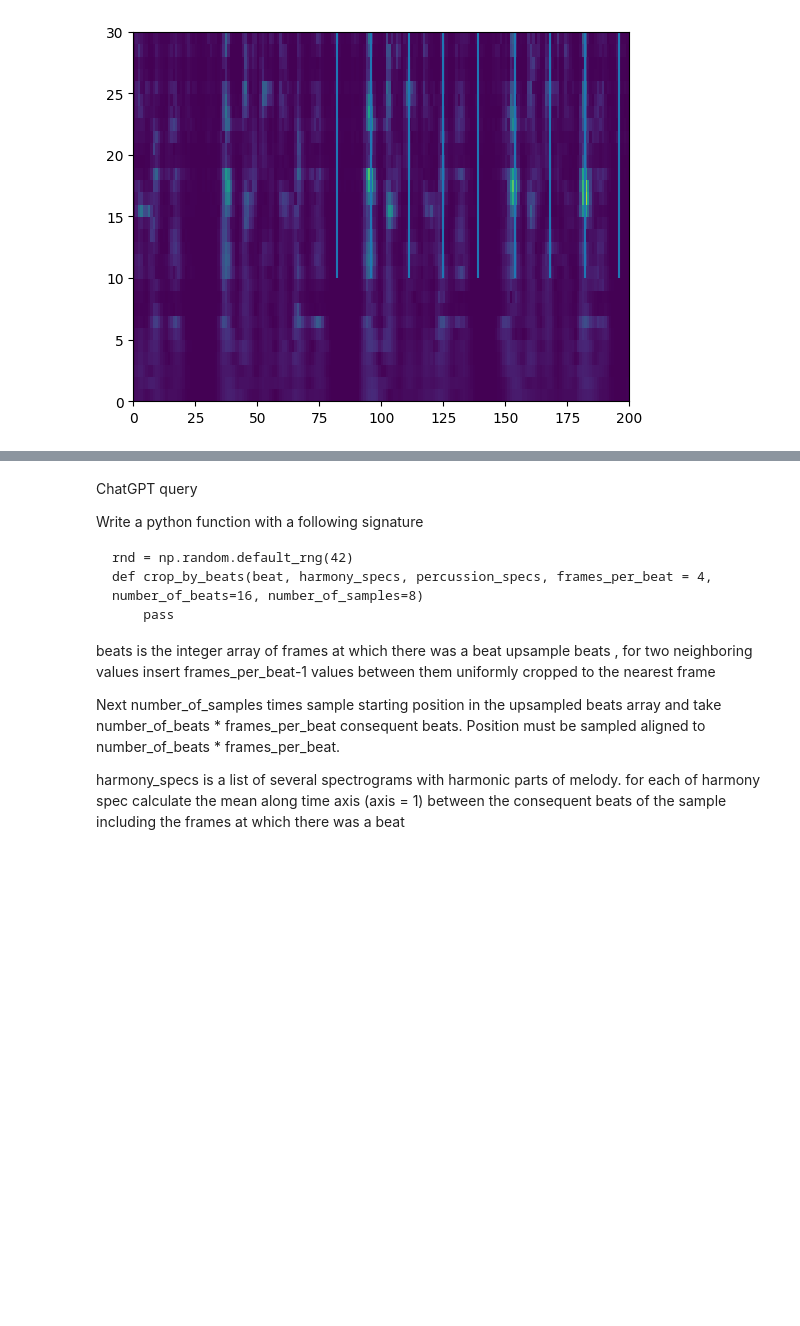
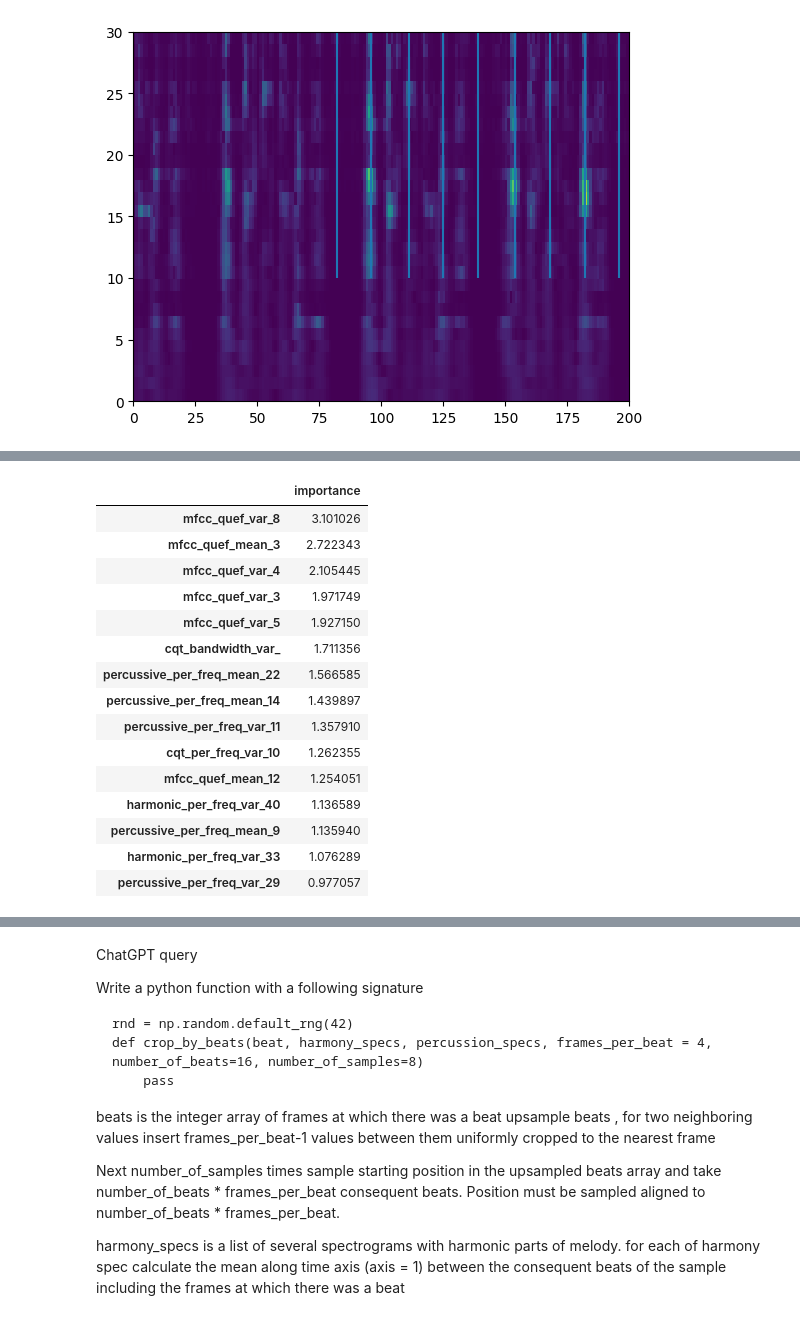
Before and after one commit to dmitrysluch/ariel-tds-music-genre, a Jupyter notebook: genre_detenction_ext.ipynb, the cells around one changed output, grey strips where cells are left out. Saved outputs shown, nothing was run; the diff lists cells and outputs as text; code cells hidden in the pictures; blank space fills up the shorter version.

```diff
--- a/genre_detenction_ext.ipynb
+++ b/genre_detenction_ext.ipynb
@@ -431,0 +514,19 @@ plt.ylim(0, 30)
+# %%
+features = [
+    'cqt_per_freq_mean', 'cqt_per_freq_var',
+    'harmonic_per_freq_mean', 'harmonic_per_freq_var',
+    'percussive_per_freq_mean', 'percussive_per_freq_var',
+    'mfcc_quef_mean', 'mfcc_quef_var',
+    'cqt_spectral_centroid_mean', 'cqt_spectral_centroid_var',
+    'cqt_chroma_freq_mean', 'cqt_chroma_freq_var', 'cqt_chroma_mean', 'cqt_chroma_var',
+    'harmonic_chroma_freq_mean', 'harmonic_chroma_freq_var', 'harmonic_chroma_mean', 'harmonic_chroma_var',
+    'cqt_rolloff_mean', 'cqt_rolloff_var',
+    'cqt_bandwidth_mean', 'cqt_bandwidth_var']
+
+model, acc = train_and_evaluate_catboost(
+    idx_eval=E_eval.get_features(['idx'])[:,0],
+    X_train=E_train.get_features(features),
+    X_eval=E_eval.get_features(features),
+    y_train=E_train.get_features(['y'])[:,0],
+    y_eval=E_eval.get_features(['y'])[:,0],
+)
@@ -431,0 +552,23 @@ plt.ylim(0, 30)
+# %%
+pd.DataFrame(
+    data=model.feature_importances_,
+    index=E_train.get_feature_names_vector(features),
+    columns=['importance']
+).sort_values(by='importance', ascending=False).head(15)
+# %% [output]
+|  | importance |
+| mfcc_quef_var_8 | 3.101026 |
+| mfcc_quef_mean_3 | 2.722343 |
+| mfcc_quef_var_4 | 2.105445 |
+| mfcc_quef_var_3 | 1.971749 |
+| mfcc_quef_var_5 | 1.927150 |
+| cqt_bandwidth_var_ | 1.711356 |
+| percussive_per_freq_mean_22 | 1.566585 |
+| percussive_per_freq_mean_14 | 1.439897 |
+| percussive_per_freq_var_11 | 1.357910 |
+| cqt_per_freq_var_10 | 1.262355 |
+| mfcc_quef_mean_12 | 1.254051 |
+| harmonic_per_freq_var_40 | 1.136589 |
+| percussive_per_freq_mean_9 | 1.135940 |
+| harmonic_per_freq_var_33 | 1.076289 |
+| percussive_per_freq_var_29 | 0.977057 |
```
Also changed, not shown: parts of 9 cells of this notebook.
